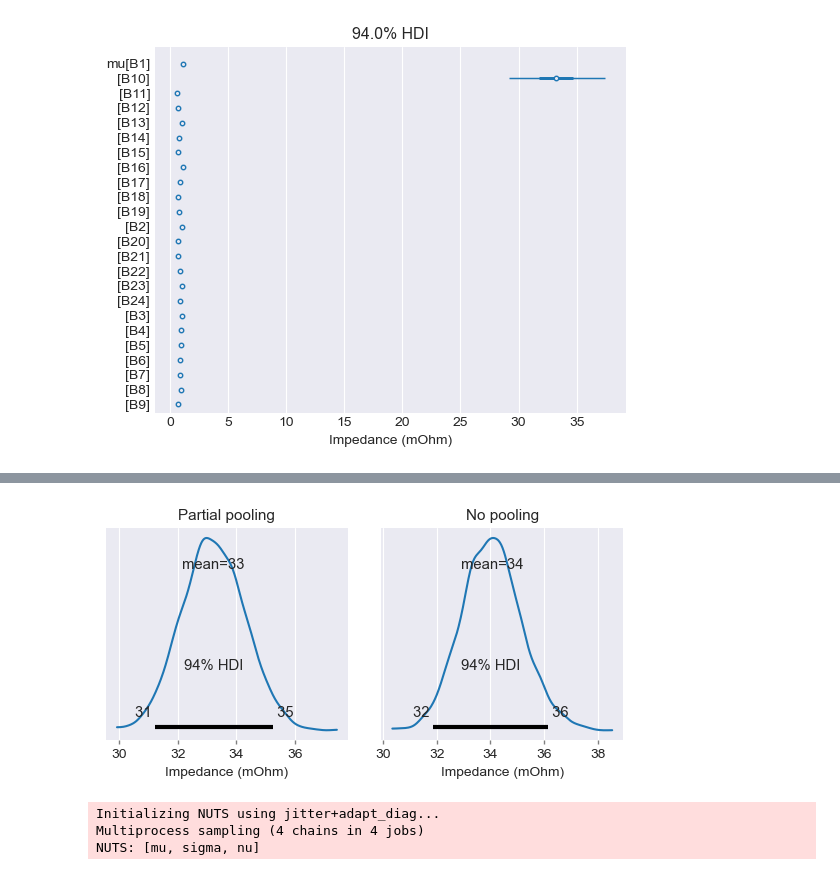
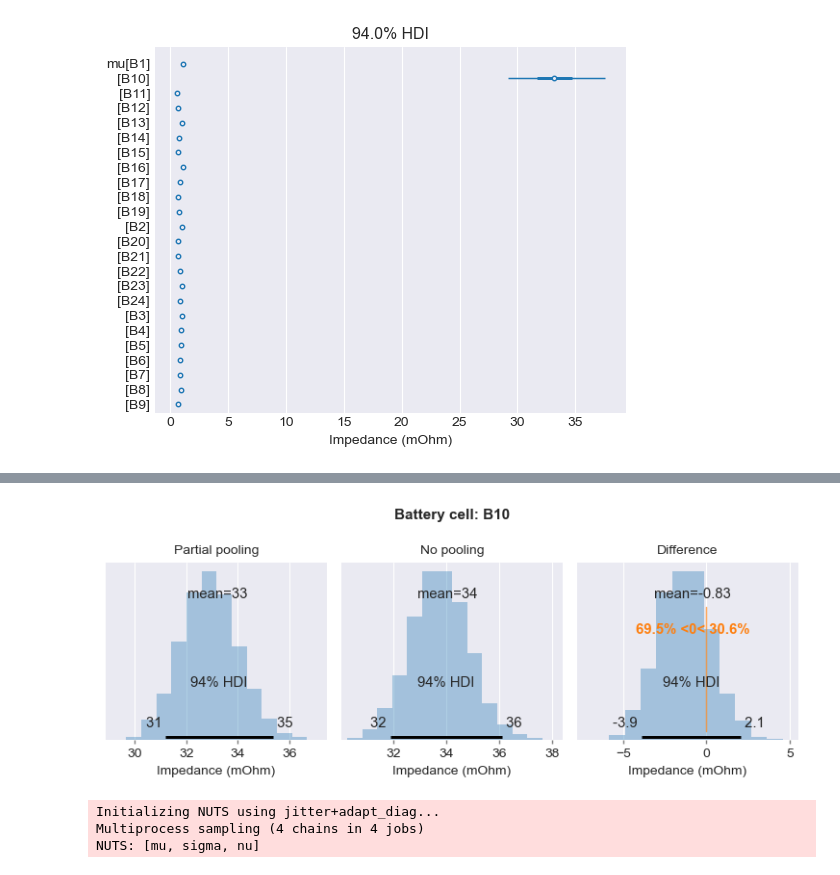
Before and after one commit to sarajcev/bayes_battery, a Jupyter notebook: bayes_analysis.ipynb, the cells around one changed output, grey strips where cells are left out. Drawn from its saved outputs; the diff is of its cells as text; code cells hidden in the pictures.

```diff
--- a/bayes_analysis.ipynb
+++ b/bayes_analysis.ipynb
@@ -794,18 +798,23 @@ az.summary(idata_cell2, kind='stats')
 # Battery cell B10 (transformed back to the original scale).
 mu10_pp = np.exp(idata_cell['posterior']['mu'].mean(dim='chain')[:,1])
 mu10_np = np.exp(idata_cell2['posterior']['mu'].mean(dim='chain')[:,1])
+mu10_pp_np = mu10_pp - mu10_np
 # %%
-fig, ax = plt.subplots(1, 2, figsize=(5.5, 3))
-az.plot_posterior(mu10_pp, lw=1.5, textsize=10, ax=ax[0])
-ax[0].set_title('Partial pooling', fontsize=11)
+fig, ax = plt.subplots(1, 3, figsize=(7.5, 3))
+fig.suptitle('Battery cell: B10', fontsize=11, weight='bold')
+az.plot_posterior(mu10_pp, kind='hist', textsize=10, ax=ax[0])
+ax[0].set_title('Partial pooling', fontsize=10)
 ax[0].set_xlabel('Impedance (mOhm)', fontsize=10)
-az.plot_posterior(mu10_np, lw=1.5, textsize=10, ax=ax[1])
-ax[1].set_title('No pooling', fontsize=11)
+az.plot_posterior(mu10_np, kind='hist', textsize=10, ax=ax[1])
+ax[1].set_title('No pooling', fontsize=10)
 ax[1].set_xlabel('Impedance (mOhm)', fontsize=10)
+az.plot_posterior(mu10_pp_np, ref_val=0, kind='hist', textsize=10, ax=ax[2])
+ax[2].set_title('Difference', fontsize=10)
+ax[2].set_xlabel('Impedance (mOhm)', fontsize=10)
 fig.tight_layout()
 plt.show()
 # %% [output]
-[figure, old version]
+[figure, new version]
 # %%
 coords_cells = {
     'samples': measurements.index,
```
Also changed, not shown: parts of 41 cells of this notebook.
